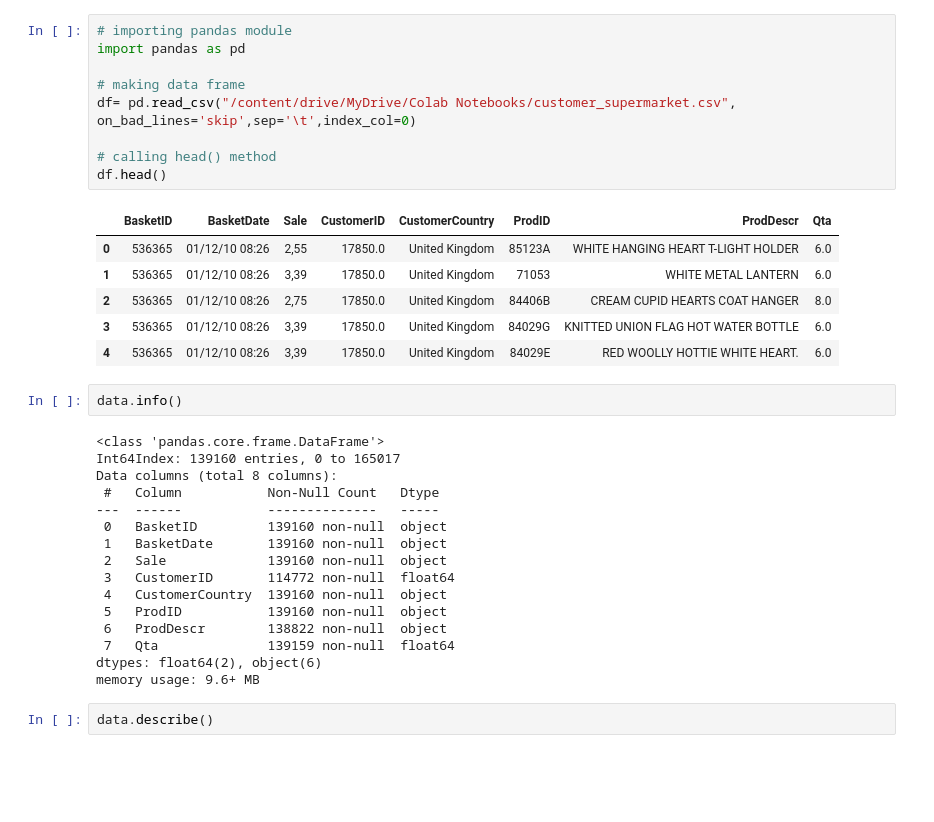
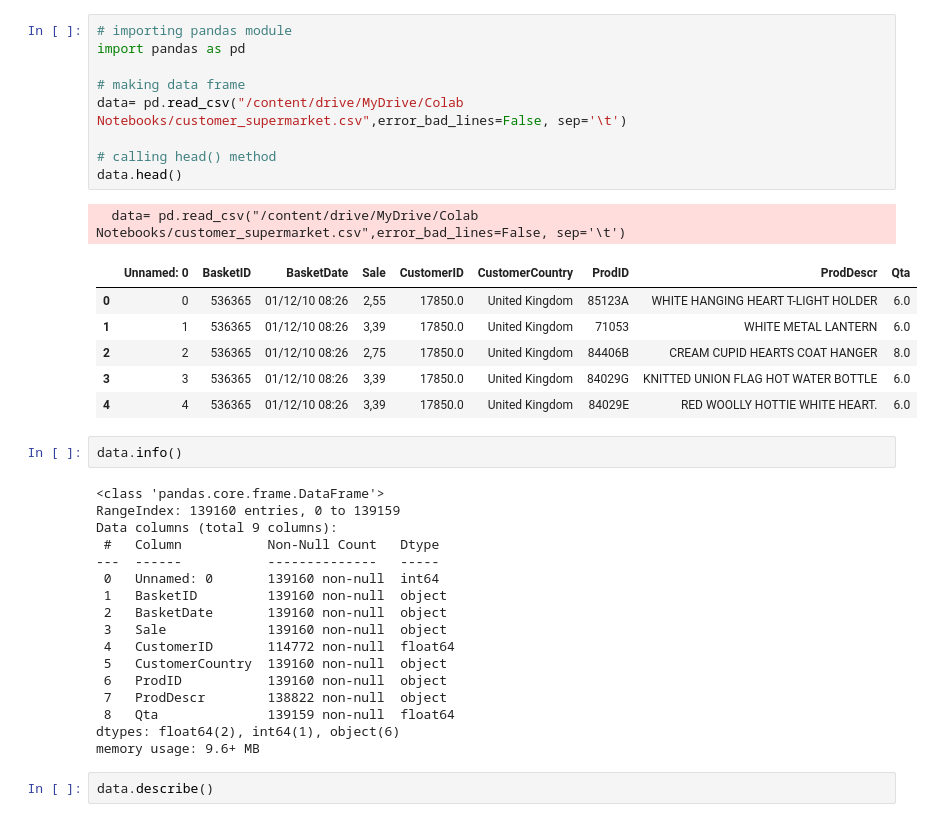
Before and after one commit to Sushant6862/Jeremy-Howard-Squadron-, a Jupyter notebook: Capstone_Project_2.ipynb, the cells around one changed output. Saved outputs shown, nothing was run; the diff lists cells and outputs as text; blank space fills up the shorter version.

```diff
--- a/Capstone_Project_2.ipynb
+++ b/Capstone_Project_2.ipynb
@@ -3,36 +3,38 @@
 # %%
 # importing pandas module
 import pandas as pd
 
 # making data frame
-df= pd.read_csv("/content/drive/MyDrive/Colab Notebooks/customer_supermarket.csv", on_bad_lines='skip',sep='\t',index_col=0)
+data= pd.read_csv("/content/drive/MyDrive/Colab Notebooks/customer_supermarket.csv",error_bad_lines=False, sep='\t')
 
 # calling head() method
-df.head()
+data.head()
 # %% [output]
+  data= pd.read_csv("/content/drive/MyDrive/Colab Notebooks/customer_supermarket.csv",error_bad_lines=False, sep='\t')
-|  | BasketID | BasketDate | Sale | CustomerID | CustomerCountry | ProdID | ProdDescr | Qta |
-| 0 | 536365 | 01/12/10 08:26 | 2,55 | 17850.0 | United Kingdom | 85123A | WHITE HANGING HEART T-LIGHT HOLDER | 6.0 |
-| 1 | 536365 | 01/12/10 08:26 | 3,39 | 17850.0 | United Kingdom | 71053 | WHITE METAL LANTERN | 6.0 |
-| 2 | 536365 | 01/12/10 08:26 | 2,75 | 17850.0 | United Kingdom | 84406B | CREAM CUPID HEARTS COAT HANGER | 8.0 |
-| 3 | 536365 | 01/12/10 08:26 | 3,39 | 17850.0 | United Kingdom | 84029G | KNITTED UNION FLAG HOT WATER BOTTLE | 6.0 |
-| 4 | 536365 | 01/12/10 08:26 | 3,39 | 17850.0 | United Kingdom | 84029E | RED WOOLLY HOTTIE WHITE HEART. | 6.0 |
+|  | Unnamed: 0 | BasketID | BasketDate | Sale | CustomerID | CustomerCountry | ProdID | ProdDescr | Qta |
+| 0 | 0 | 536365 | 01/12/10 08:26 | 2,55 | 17850.0 | United Kingdom | 85123A | WHITE HANGING HEART T-LIGHT HOLDER | 6.0 |
+| 1 | 1 | 536365 | 01/12/10 08:26 | 3,39 | 17850.0 | United Kingdom | 71053 | WHITE METAL LANTERN | 6.0 |
+| 2 | 2 | 536365 | 01/12/10 08:26 | 2,75 | 17850.0 | United Kingdom | 84406B | CREAM CUPID HEARTS COAT HANGER | 8.0 |
+| 3 | 3 | 536365 | 01/12/10 08:26 | 3,39 | 17850.0 | United Kingdom | 84029G | KNITTED UNION FLAG HOT WATER BOTTLE | 6.0 |
+| 4 | 4 | 536365 | 01/12/10 08:26 | 3,39 | 17850.0 | United Kingdom | 84029E | RED WOOLLY HOTTIE WHITE HEART. | 6.0 |
 # %%
 data.info()
 # %% [output]
 <class 'pandas.core.frame.DataFrame'>
-Int64Index: 139160 entries, 0 to 165017
-Data columns (total 8 columns):
+RangeIndex: 139160 entries, 0 to 139159
+Data columns (total 9 columns):
  #   Column           Non-Null Count   Dtype
 ---  ------           --------------   -----
- 0   BasketID         139160 non-null  object
- 1   BasketDate       139160 non-null  object
- 2   Sale             139160 non-null  object
- 3   CustomerID       114772 non-null  float64
- 4   CustomerCountry  139160 non-null  object
- 5   ProdID           139160 non-null  object
- 6   ProdDescr        138822 non-null  object
- 7   Qta              139159 non-null  float64
-dtypes: float64(2), object(6)
+ 0   Unnamed: 0       139160 non-null  int64
+ 1   BasketID         139160 non-null  object
+ 2   BasketDate       139160 non-null  object
+ 3   Sale             139160 non-null  object
+ 4   CustomerID       114772 non-null  float64
+ 5   CustomerCountry  139160 non-null  object
+ 6   ProdID           139160 non-null  object
+ 7   ProdDescr        138822 non-null  object
+ 8   Qta              139159 non-null  float64
+dtypes: float64(2), int64(1), object(6)
 memory usage: 9.6+ MB
 # %%
 data.describe()
```
Also changed, not shown: parts of 11 cells of this notebook.
